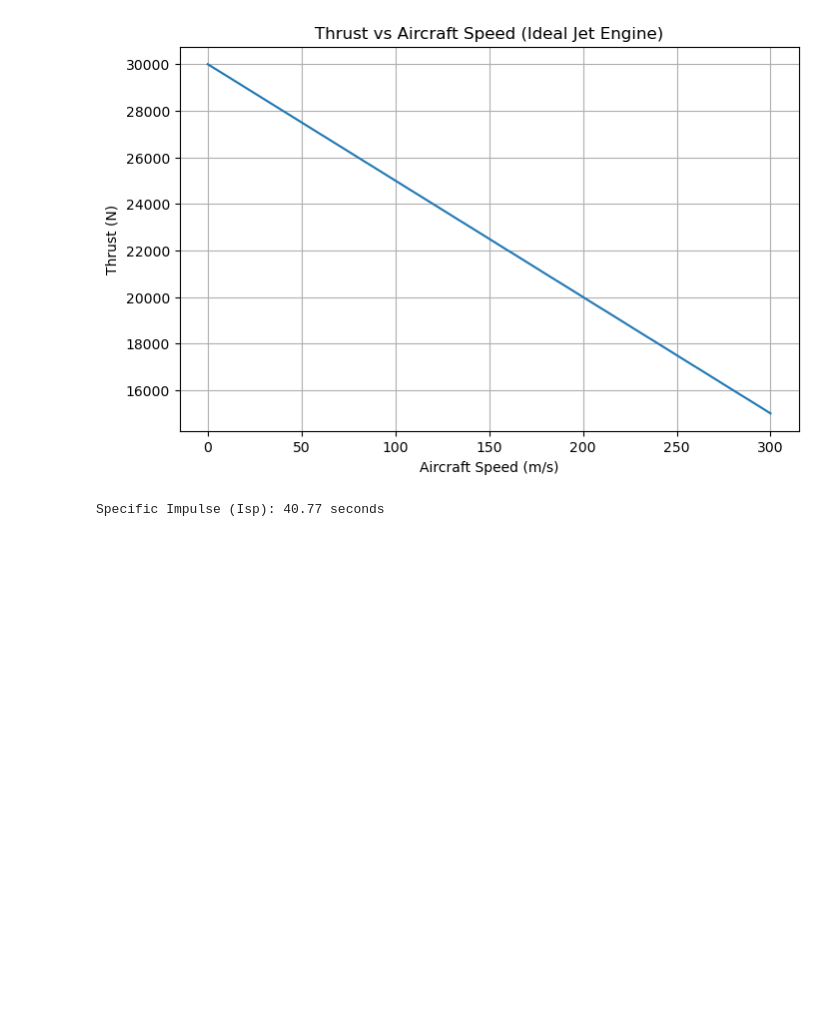
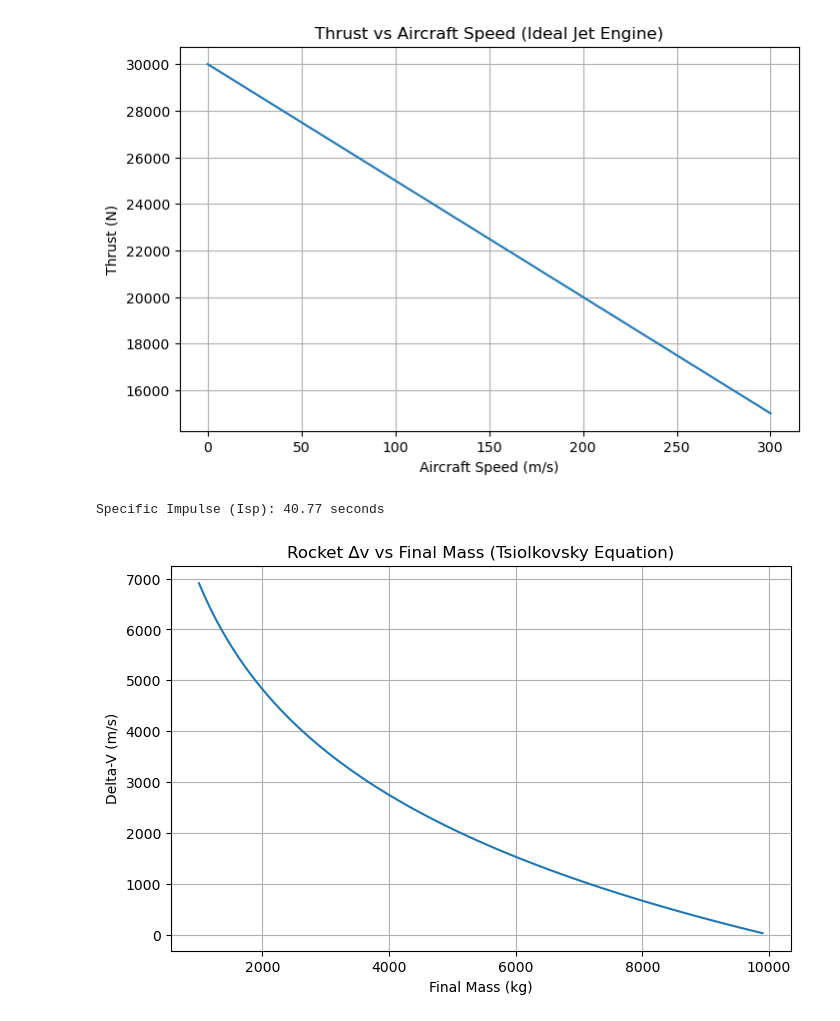
Before and after one commit to j85liu/aerospace, a Jupyter notebook: aerodynamics.ipynb, the cells around one changed output. Drawn from its saved outputs; the diff is of its cells as text; code cells hidden in the pictures; blank space fills up the shorter version.

```diff
--- a/aerodynamics.ipynb
+++ b/aerodynamics.ipynb
@@ -229,3 +229,21 @@ Isp = thrust / (mdot * g0)
 print(f"Specific Impulse (Isp): {Isp:.2f} seconds")
 # %% [output]
 Specific Impulse (Isp): 40.77 seconds
+# %%
+# Jupyter Cell 3: Tsiolkovsky Rocket Equation Visualization
+
+ve = 3000  # exhaust velocity (m/s)
+m0 = 10000  # initial mass
+mf = np.linspace(1000, 9900, 100)
+
+delta_v = ve * np.log(m0 / mf)
+
+plt.figure(figsize=(8, 5))
+plt.plot(mf, delta_v)
+plt.xlabel("Final Mass (kg)")
+plt.ylabel("Delta-V (m/s)")
+plt.title("Rocket ∆v vs Final Mass (Tsiolkovsky Equation)")
+plt.grid(True)
+plt.show()
+# %% [output]
+[figure, added]
```
